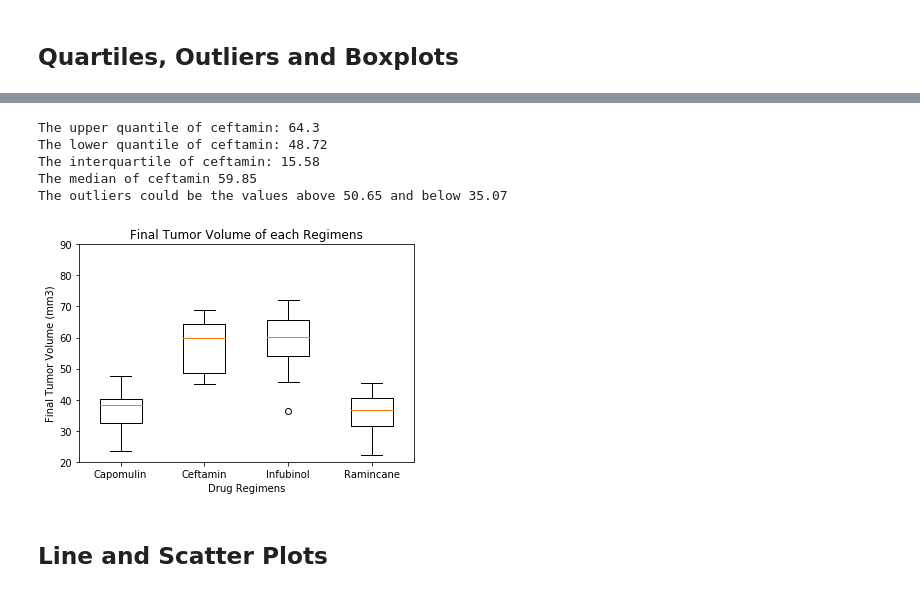
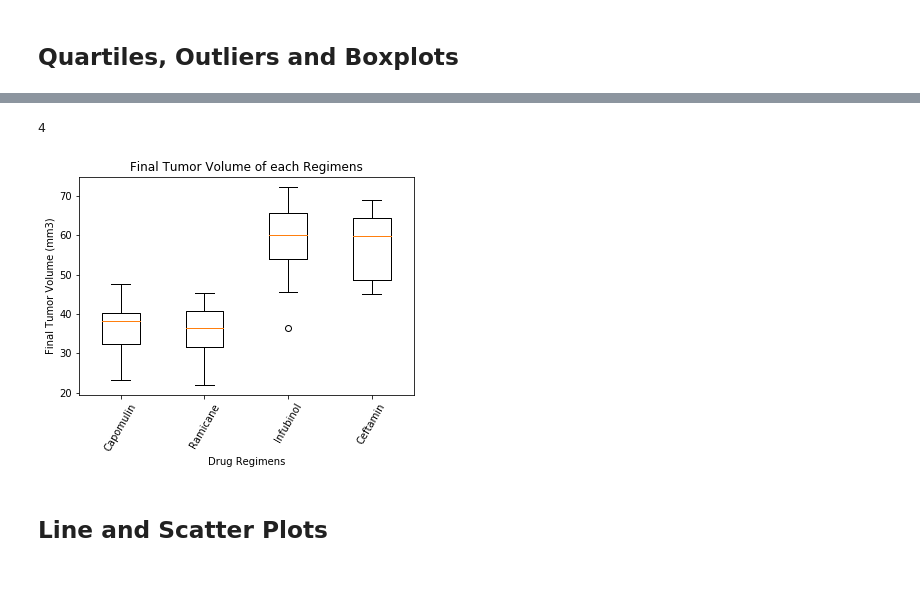
Before and after one commit to elstan-tmk/Metaplotlib_challenge, a Jupyter notebook: Pymaceuticals/pymaceuticals_starter.ipynb, the cells around one changed output, grey strips where cells are left out. Cells and saved outputs as stored; diff of their text form; code cells hidden in the pictures.

```diff
--- a/Pymaceuticals/pymaceuticals_starter.ipynb
+++ b/Pymaceuticals/pymaceuticals_starter.ipynb
@@ -391,47 +270,31 @@ ceftamin_merge.head()
-# %%
-#  ceftamin quartiles
-tumor_ceftamin = ceftamin_merge["Tumor Volume (mm3)"]
-
-quantile_ceftamin = tumor_ceftamin.quantile([0.25, 0.5, 0.75])
-lowerq_ceftamin = quantile_ceftamin[0.25]
-upperq_ceftamin = quantile_ceftamin[0.75]
-iqr_ceftamin = upperq_ceftamin- lowerq_ceftamin
-
-lowerbound_ceftamin = lowerq_ceftamin - (1.5 * iqr_ramicane)
-upperbound_ceftamin = upperq_ceftamin - (1.5 * iqr_ramicane)
-
-print(f"The upper quantile of ceftamin: {round(upperq_ceftamin,2)}")
-print(f"The lower quantile of ceftamin: {round(lowerq_ceftamin,2)}")
-print(f"The interquartile of ceftamin: {round(iqr_ceftamin,2)}")
-print(f"The median of ceftamin {round(quantile_ceftamin[0.5],2)}")
-print(f"The outliers could be the values above {round(upperbound_ceftamin,2)} and below {round(lowerbound_ceftamin,2)}")
-# %% [output]
-The upper quantile of ceftamin: 64.3
-The lower quantile of ceftamin: 48.72
-The interquartile of ceftamin: 15.58
-The median of ceftamin 59.85
-The outliers could be the values above 50.65 and below 35.07
-# %%
-# Generate a box plot of the final tumor volume of each mouse across four regimens of interest
-# Box Plot
-tumor_plot = [tumor_capomulin, tumor_ceftamin, tumor_infubinol, tumor_ramicane]
-Regimen = ["Capomulin", "Ceftamin", "Infubinol", "Ramincane"]
-colors = ["blue", "green", "red", "black"]
-
-
-fig2, ax2 = plt.subplots()
-ax2.set_title("Final Tumor Volume of each Regimens")
-ax2.set_xlabel("Drug Regimens")
-ax2.set_ylabel("Final Tumor Volume (mm3)")
-ax2.boxplot(tumor_plot, labels = Regimen, widths = 0.5)
-
-plt.ylim(20,90)
-
-plt.savefig("Images/tumor_box_plot.png", bbox_inches = "tight")
-
-plt.show()
-# %% [output]
-[figure, removed]
+# %%
+# boxplot_treatment_list = list(all_data_df["Drug Regimen"].unique())
+boxplot_treatment_list = ["Capomulin", "Ramicane", "Infubinol", "Ceftamin"]
+
+boxplot_treatment_vol =[]
+
+for treatment in boxplot_treatment_list:
+    treatment_df = all_data_df.loc[all_data_df["Drug Regimen"] == treatment, :]
+    treatment_greatest = pd.DataFrame(treatment_df.groupby("Mouse ID").max()["Timepoint"])
+    treatment_merge = pd.merge(treatment_greatest, all_data_df, on = ("Mouse ID", "Timepoint"), how = "left")
+    treatment_tumor =treatment_merge["Tumor Volume (mm3)"]
+
+    boxplot_treatment_vol.append(treatment_tumor)
+# %%
+len(boxplot_treatment_vol)
+# %% [output]
+4
+# %%
+plt.boxplot(boxplot_treatment_vol, labels = boxplot_treatment_list)
+plt.title("Final Tumor Volume of each Regimens")
+plt.xlabel("Drug Regimens")
+plt.xticks(rotation = 60)
+plt.ylabel("Final Tumor Volume (mm3)")
+
+plt.savefig("Images/box_plot.png", bbox_inches = "tight")
+plt.show()
+# %% [output]
+[figure, added]
 # %% [markdown]
 ## Line and Scatter Plots
 # %%
```
Also changed, not shown: parts of 7 cells of this notebook, 1 other file.
